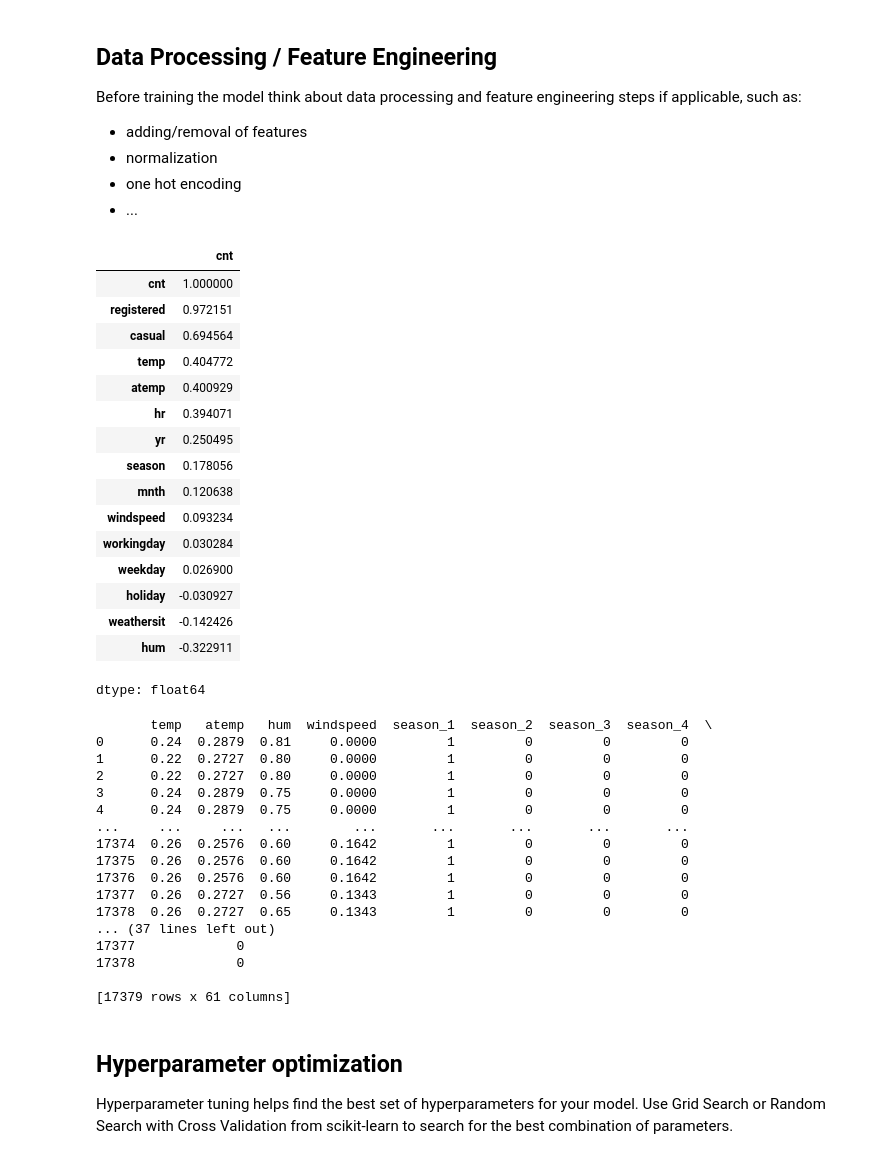
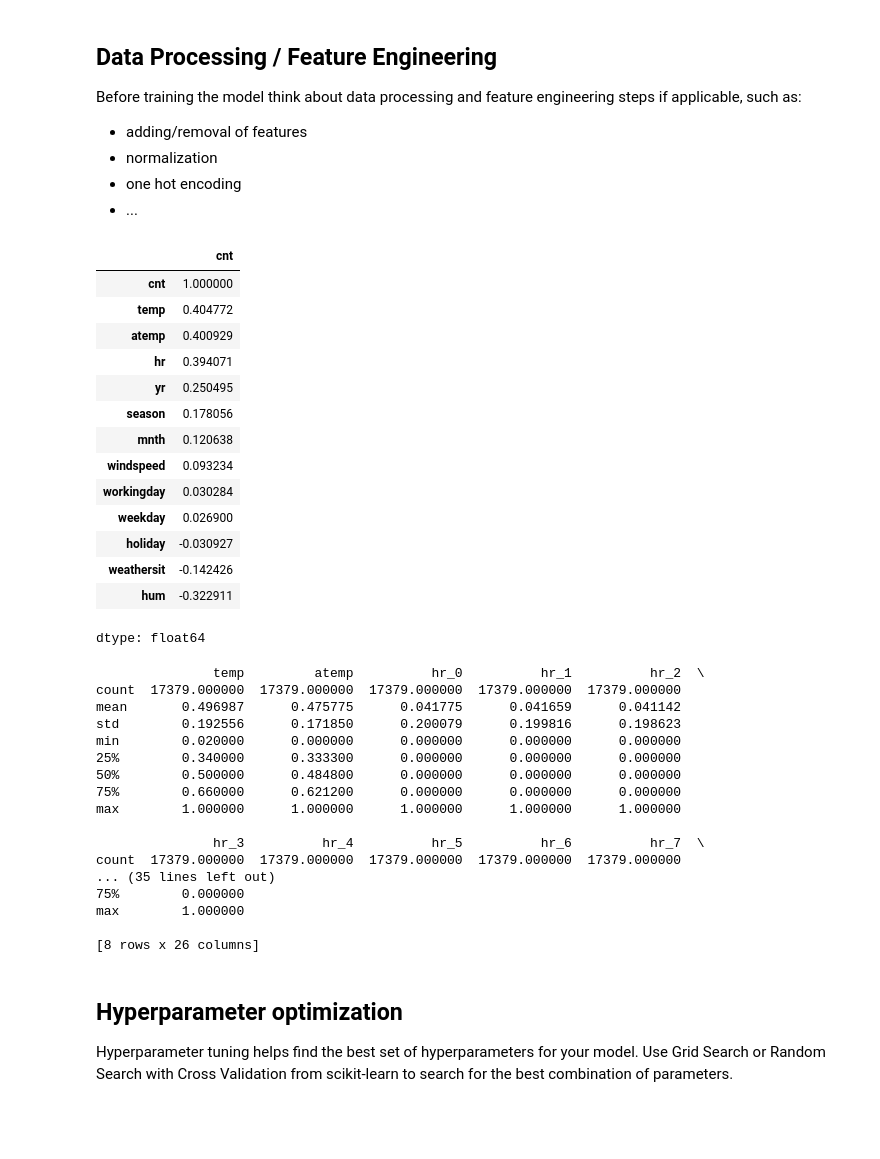
Before and after one commit to nicolagherardi/AI_course_test, a Jupyter notebook: essay_v3.ipynb, the cells around one changed output. Saved outputs shown, nothing was run; the diff lists cells and outputs as text; code cells hidden in the pictures; blank space fills up the shorter version.

```diff
--- a/essay_v3.ipynb
+++ b/essay_v3.ipynb
@@ -106,14 +94,12 @@ Before training the model think about data processing and feature engineering st
 - ...
 # %%
 x1=df.copy() #x1 just for correlation
-x1=x1.drop(columns=['instant', 'dteday'], axis=1)
+x1=x1.drop(columns=['instant', 'dteday','registered','casual'], axis=1)
 corr_matrix = x1.corr()
 corr_matrix['cnt'].sort_values(ascending=False) #to visualize what best matches
 # %% [output]
 |  | cnt |
 | cnt | 1.000000 |
-| registered | 0.972151 |
-| casual | 0.694564 |
 | temp | 0.404772 |
 | atemp | 0.400929 |
 | hr | 0.394071 |
@@ -130,27 +116,29 @@ dtype: float64
 # %%
 #one hot encoding by AI
 import pandas as pd
+X_2=X[["temp","atemp","hr"]]
+X_encoded = pd.get_dummies(X_2, columns=['hr'], dtype=int)
 
-X_encoded = pd.get_dummies(X, columns=['season', 'yr', 'mnth', 'hr', 'holiday', 'weekday', 'workingday', 'weathersit'], dtype=int)
-print(X_encoded)
+#X_encoded = pd.get_dummies(X, columns=['season', 'yr', 'mnth', 'hr', 'holiday', 'weekday', 'workingday', 'weathersit'], dtype=int)
+print(X_encoded.describe())
 # %% [output]
-       temp   atemp   hum  windspeed  season_1  season_2  season_3  season_4  \
-0      0.24  0.2879  0.81     0.0000         1         0         0         0
-1      0.22  0.2727  0.80     0.0000         1         0         0         0
-2      0.22  0.2727  0.80     0.0000         1         0         0         0
-3      0.24  0.2879  0.75     0.0000         1         0         0         0
-4      0.24  0.2879  0.75     0.0000         1         0         0         0
-...     ...     ...   ...        ...       ...       ...       ...       ...
-17374  0.26  0.2576  0.60     0.1642         1         0         0         0
-17375  0.26  0.2576  0.60     0.1642         1         0         0         0
-17376  0.26  0.2576  0.60     0.1642         1         0         0         0
-17377  0.26  0.2727  0.56     0.1343         1         0         0         0
-17378  0.26  0.2727  0.65     0.1343         1         0         0         0
-... (37 lines left out)
-17377             0
-17378             0
+               temp         atemp          hr_0          hr_1          hr_2  \
+count  17379.000000  17379.000000  17379.000000  17379.000000  17379.000000
+mean       0.496987      0.475775      0.041775      0.041659      0.041142
+std        0.192556      0.171850      0.200079      0.199816      0.198623
+min        0.020000      0.000000      0.000000      0.000000      0.000000
+25%        0.340000      0.333300      0.000000      0.000000      0.000000
+50%        0.500000      0.484800      0.000000      0.000000      0.000000
+75%        0.660000      0.621200      0.000000      0.000000      0.000000
+max        1.000000      1.000000      1.000000      1.000000      1.000000
 
-[17379 rows x 61 columns]
+               hr_3          hr_4          hr_5          hr_6          hr_7  \
+count  17379.000000  17379.000000  17379.000000  17379.000000  17379.000000
+... (35 lines left out)
+75%        0.000000
+max        1.000000
+
+[8 rows x 26 columns]
 # %%
 # Train/test split
 X_train, X_test, y_train, y_test = train_test_split(
```
Also changed, not shown: parts of 5 cells of this notebook.
